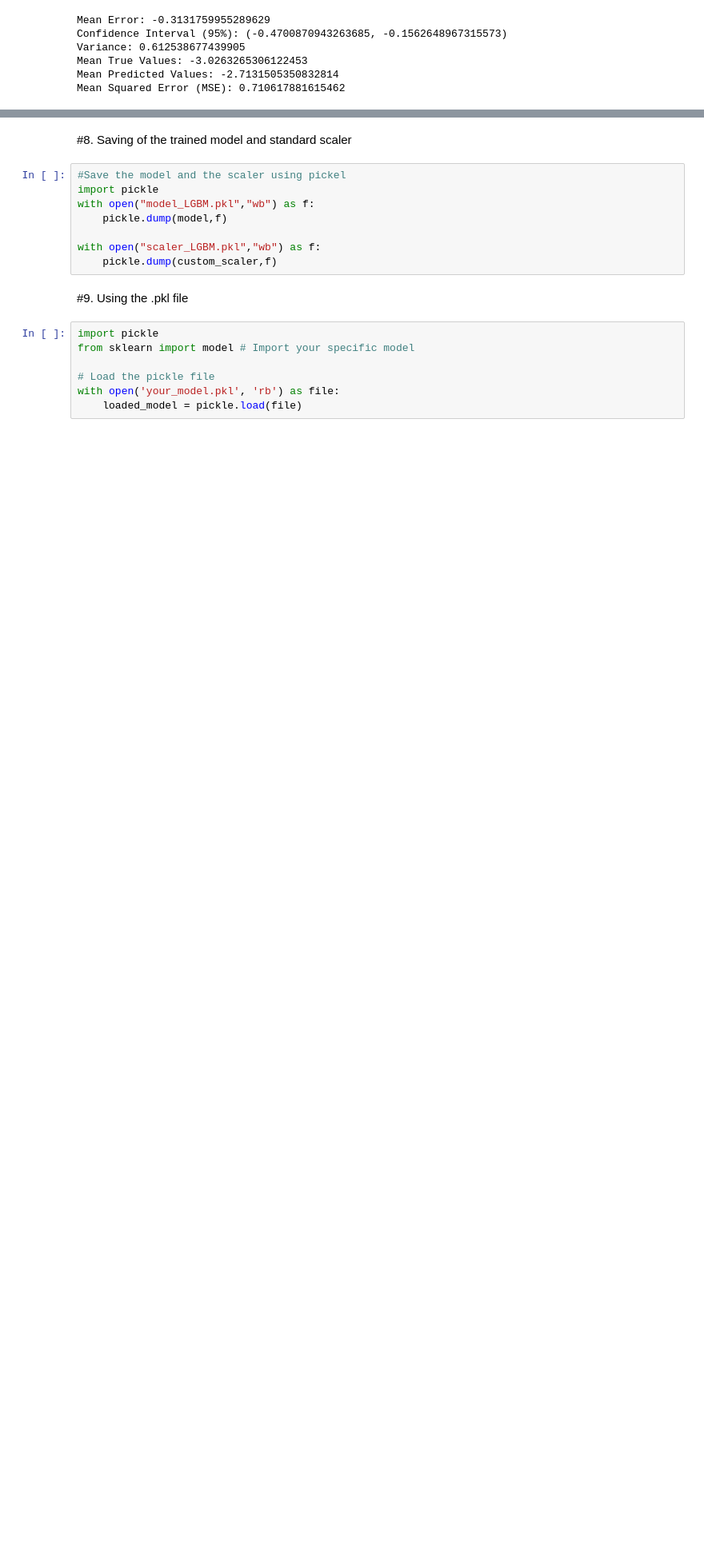
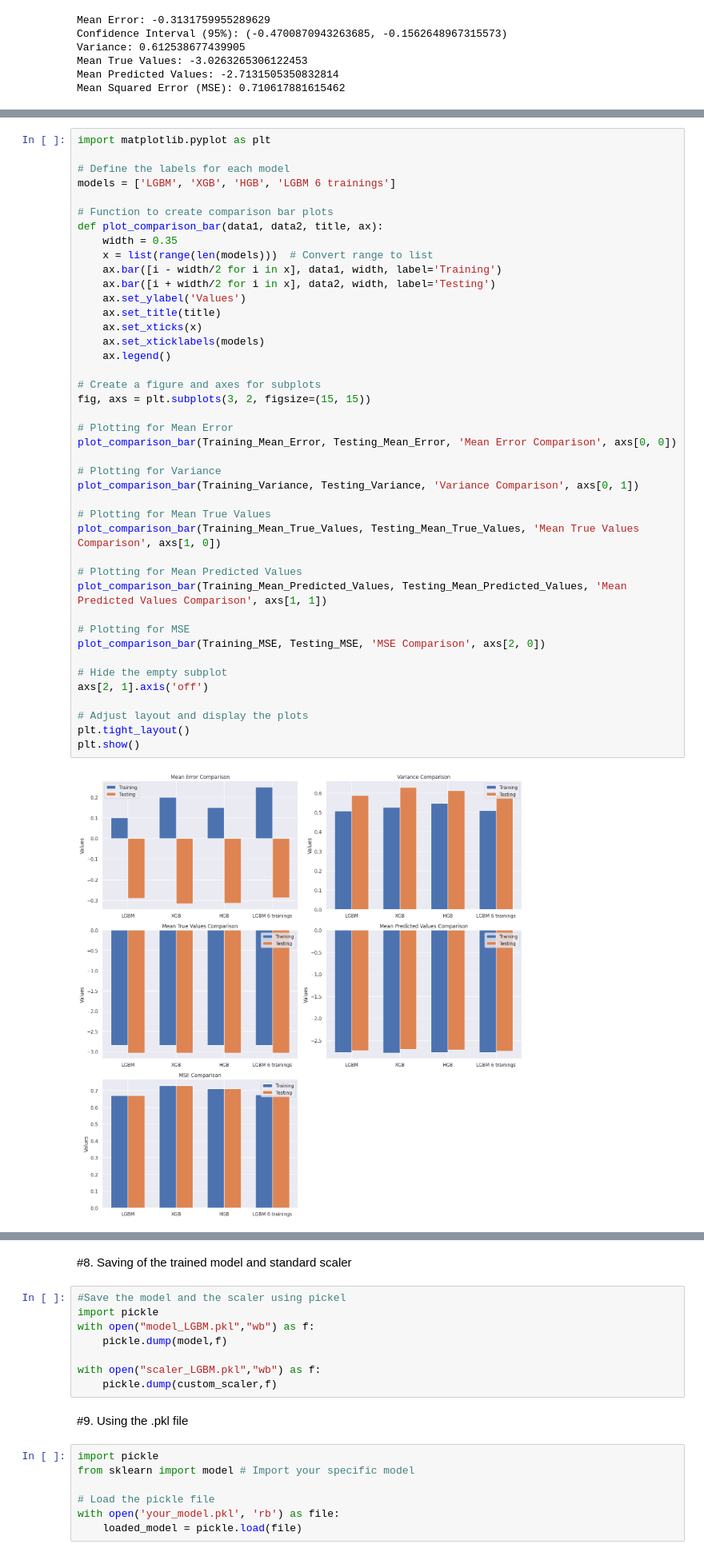
Before and after one commit to LucasCossard/WSPP_Projectppchem, a Jupyter notebook: Notebook_WSP.ipynb, the cells around one changed output, grey strips where cells are left out. Shown at 80% size. Saved outputs shown, nothing was run; the diff lists cells and outputs as text; blank space fills up the shorter version.

```diff
--- a/Notebook_WSP.ipynb
+++ b/Notebook_WSP.ipynb
@@ -1545,0 +1643,44 @@ print("Mean Squared Error (MSE):", mse_test_data_LGMB_6trainings)
+# %%
+import matplotlib.pyplot as plt
+
+# Define the labels for each model
+models = ['LGBM', 'XGB', 'HGB', 'LGBM 6 trainings']
+
+# Function to create comparison bar plots
+def plot_comparison_bar(data1, data2, title, ax):
+    width = 0.35
+    x = list(range(len(models)))  # Convert range to list
+    ax.bar([i - width/2 for i in x], data1, width, label='Training')
+    ax.bar([i + width/2 for i in x], data2, width, label='Testing')
+    ax.set_ylabel('Values')
+    ax.set_title(title)
+    ax.set_xticks(x)
+    ax.set_xticklabels(models)
+    ax.legend()
+
+# Create a figure and axes for subplots
+fig, axs = plt.subplots(3, 2, figsize=(15, 15))
+
+# Plotting for Mean Error
+plot_comparison_bar(Training_Mean_Error, Testing_Mean_Error, 'Mean Error Comparison', axs[0, 0])
+
+# Plotting for Variance
+plot_comparison_bar(Training_Variance, Testing_Variance, 'Variance Comparison', axs[0, 1])
+
+# Plotting for Mean True Values
+plot_comparison_bar(Training_Mean_True_Values, Testing_Mean_True_Values, 'Mean True Values Comparison', axs[1, 0])
+
+# Plotting for Mean Predicted Values
+plot_comparison_bar(Training_Mean_Predicted_Values, Testing_Mean_Predicted_Values, 'Mean Predicted Values Comparison', axs[1, 1])
+
+# Plotting for MSE
+plot_comparison_bar(Training_MSE, Testing_MSE, 'MSE Comparison', axs[2, 0])
+
+# Hide the empty subplot
+axs[2, 1].axis('off')
+
+# Adjust layout and display the plots
+plt.tight_layout()
+plt.show()
+# %% [output]
+[figure, added]
```
Also changed, not shown: parts of 24 cells of this notebook.
